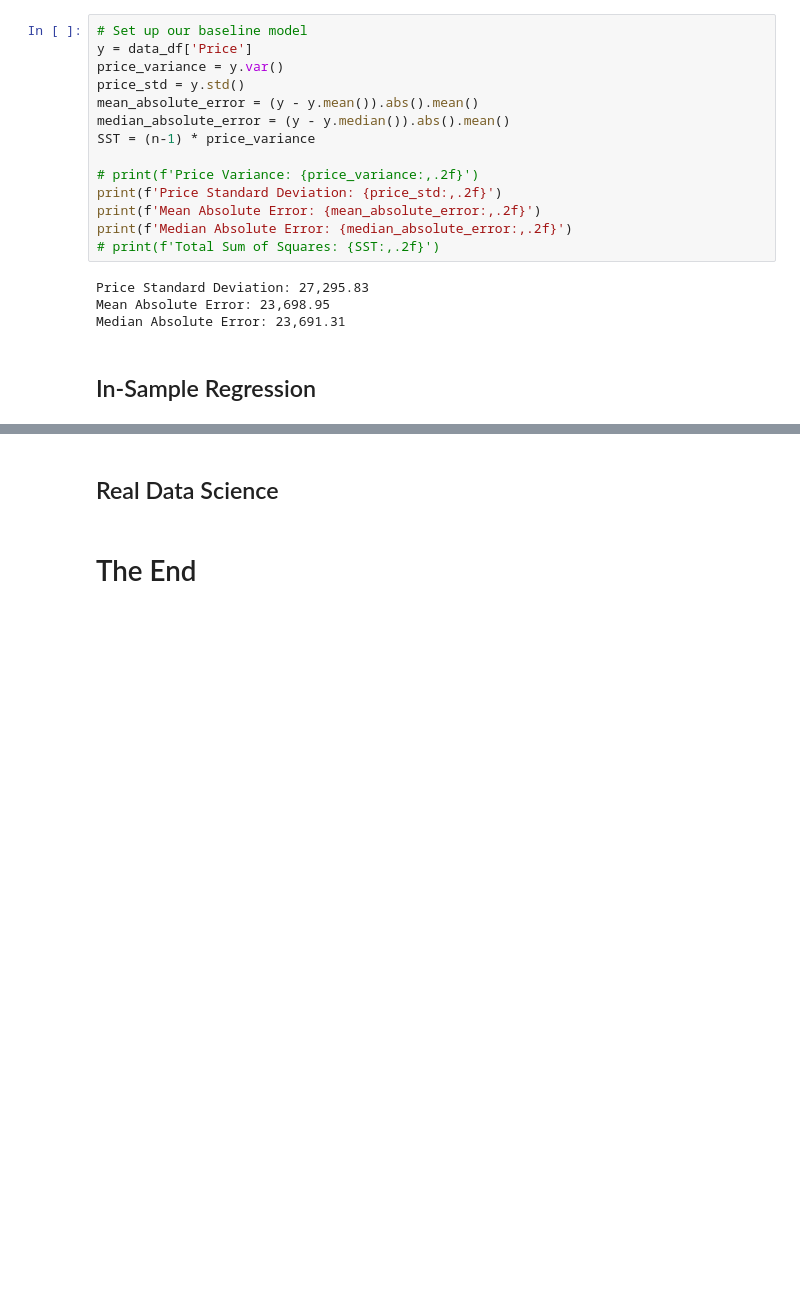
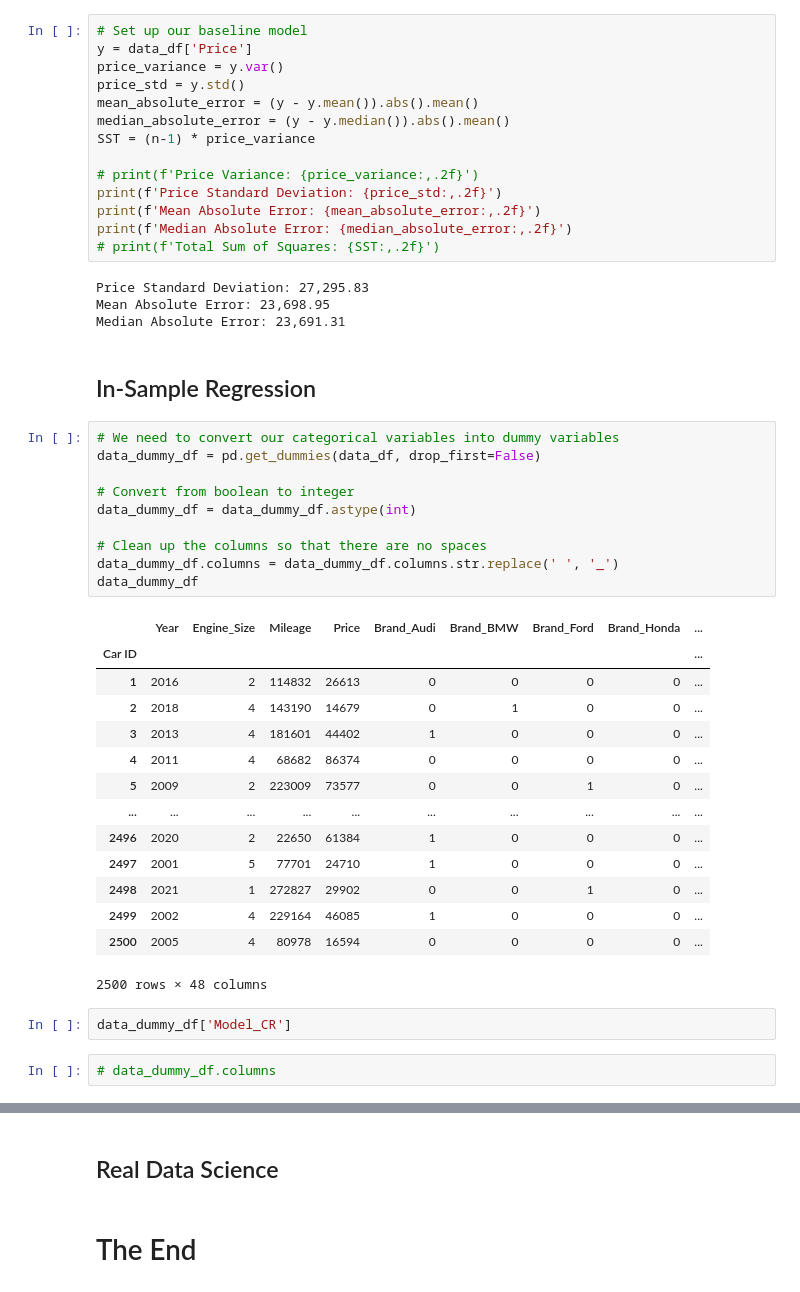
Before and after one commit to Brandt-moreThan4/car_price_prediction, a Jupyter notebook: analysis.ipynb, the cells around one changed output, grey strips where cells are left out. Saved outputs shown, nothing was run; the diff lists cells and outputs as text; blank space fills up the shorter version.

```diff
--- a/analysis.ipynb
+++ b/analysis.ipynb
@@ -249,3 +248,32 @@ Mean Absolute Error: 23,698.95
 Median Absolute Error: 23,691.31
 # %% [markdown]
 ## In-Sample Regression
+# %%
+# We need to convert our categorical variables into dummy variables
+data_dummy_df = pd.get_dummies(data_df, drop_first=False)
+
+# Convert from boolean to integer
+data_dummy_df = data_dummy_df.astype(int)
+
+# Clean up the columns so that there are no spaces
+data_dummy_df.columns = data_dummy_df.columns.str.replace(' ', '_')
+data_dummy_df
+# %% [output]
+|  | Year | Engine_Size | Mileage | Price | Brand_Audi | Brand_BMW | Brand_Ford | Brand_Honda | ... |
+| Car ID |  |  |  |  |  |  |  |  | ... |
+| 1 | 2016 | 2 | 114832 | 26613 | 0 | 0 | 0 | 0 | ... |
+| 2 | 2018 | 4 | 143190 | 14679 | 0 | 1 | 0 | 0 | ... |
+| 3 | 2013 | 4 | 181601 | 44402 | 1 | 0 | 0 | 0 | ... |
+| 4 | 2011 | 4 | 68682 | 86374 | 0 | 0 | 0 | 0 | ... |
+| 5 | 2009 | 2 | 223009 | 73577 | 0 | 0 | 1 | 0 | ... |
+| ... | ... | ... | ... | ... | ... | ... | ... | ... | ... |
+| 2496 | 2020 | 2 | 22650 | 61384 | 1 | 0 | 0 | 0 | ... |
+| 2497 | 2001 | 5 | 77701 | 24710 | 1 | 0 | 0 | 0 | ... |
+| 2498 | 2021 | 1 | 272827 | 29902 | 0 | 0 | 1 | 0 | ... |
+| 2499 | 2002 | 4 | 229164 | 46085 | 1 | 0 | 0 | 0 | ... |
+| 2500 | 2005 | 4 | 80978 | 16594 | 0 | 0 | 0 | 0 | ... |
+2500 rows × 48 columns
+# %%
+data_dummy_df['Model_CR']
+# %%
+# data_dummy_df.columns
```
Also changed, not shown: parts of 2 cells of this notebook.
